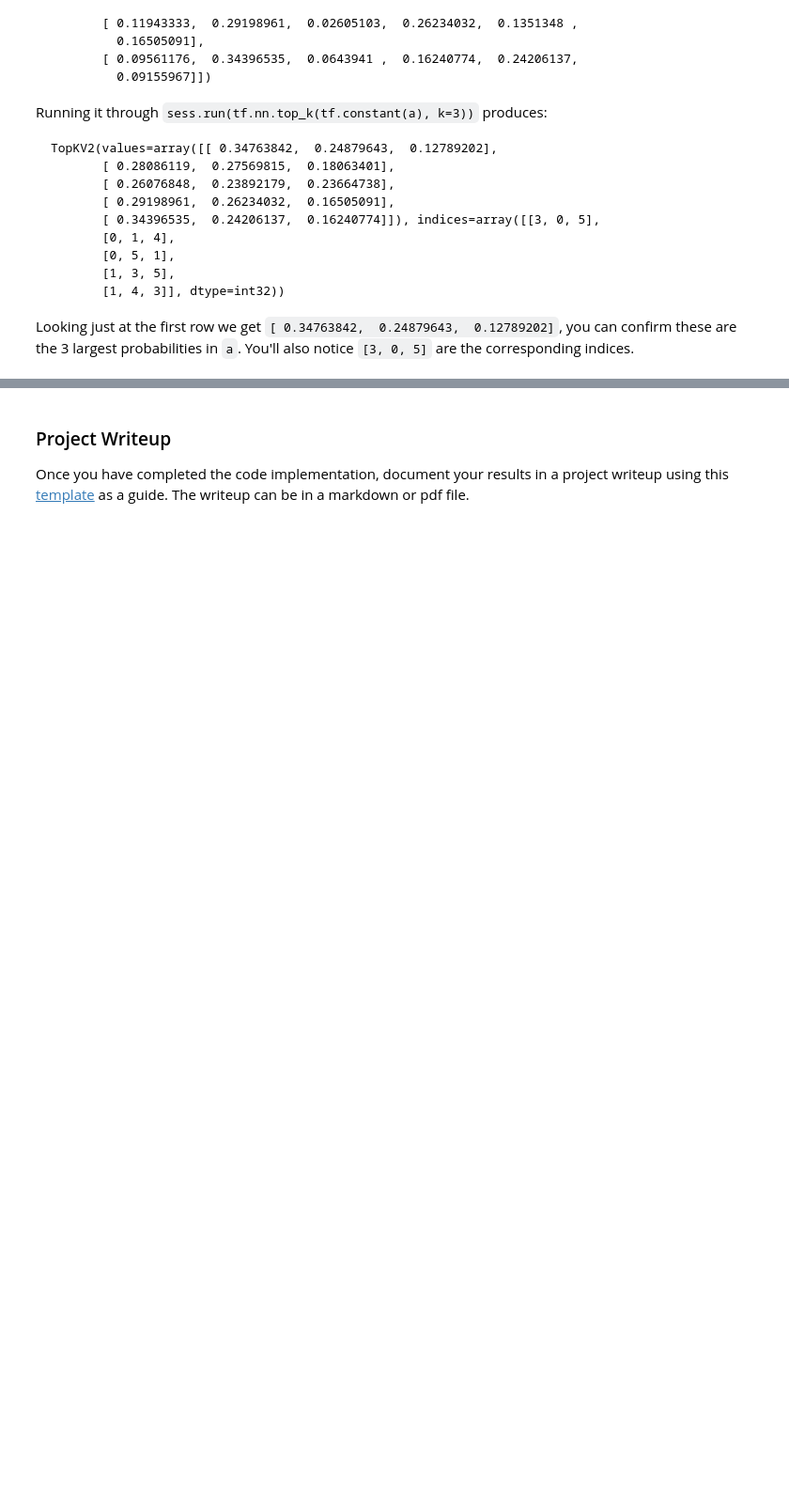
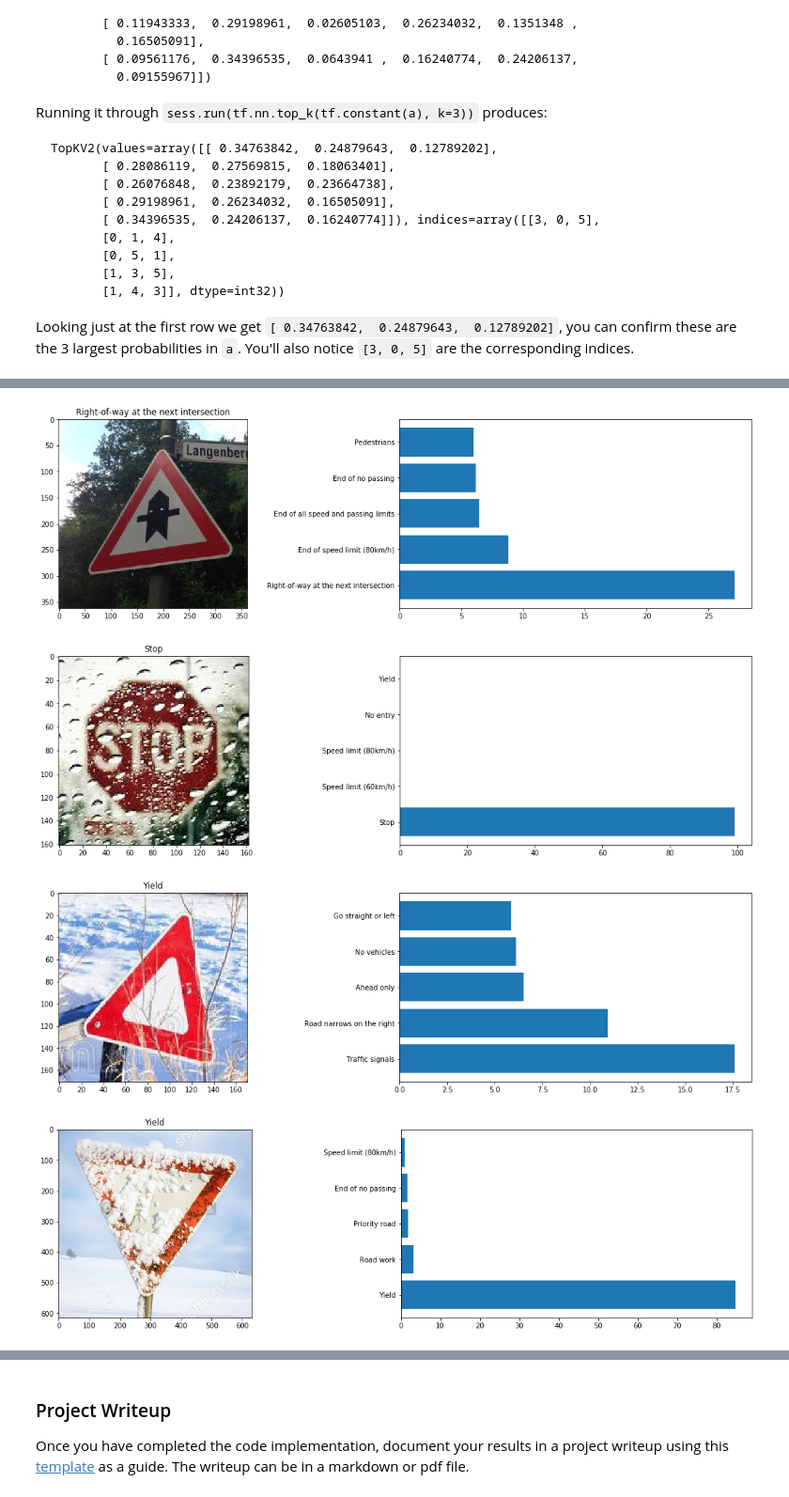
Before and after one commit to timothyta12/CarND-Traffic-Sign-Classifier-Project, a Jupyter notebook: Traffic_Sign_Classifier.ipynb, the cells around one changed output, grey strips where cells are left out. Shown at 94% size. Drawn from its saved outputs; the diff is of its cells as text; code cells hidden in the pictures; blank space fills up the shorter version.

```diff
--- a/Traffic_Sign_Classifier.ipynb
+++ b/Traffic_Sign_Classifier.ipynb
@@ -473,3 +481,10 @@ You may find `signnames.csv` useful as it contains mappings from the class id (i
 ### Run the predictions here and use the model to output the prediction for each image.
 ### Make sure to pre-process the images with the same pre-processing pipeline used earlier.
 ### Feel free to use as many code cells as needed.
+with tf.Session() as sess:
+    saver.restore(sess, tf.train.latest_checkpoint('.'))
+    probabilities, accuracy = sess.run([out, accuracy], feed_dict={inputs : processed_images,
+                                                        outputs: test_labels,
+                                                        is_training: False,
+                                                        keep_prob: 1.0})
+    predictions = np.argmax(probabilities, axis=1)
@@ -478,3 +499,10 @@ You may find `signnames.csv` useful as it contains mappings from the class id (i
 # %%
 ### Calculate the accuracy for these 5 new images.
 ### For example, if the model predicted 1 out of 5 signs correctly, it's 20% accurate on these new images.
+with tf.Session() as sess:
+    saver.restore(sess, tf.train.latest_checkpoint('.'))
+    online_accuracy = sess.run([accuracy], feed_dict={inputs : processed_images,
+                                                        outputs: test_labels,
+                                                        is_training: False,
+                                                        keep_prob: 1.0})
+print(online_accuracy)
@@ -521,3 +555,9 @@ Looking just at the first row we get `[ 0.34763842,  0.24879643,  0.12789202]`,
 # %%
 ### Print out the top five softmax probabilities for the predictions on the German traffic sign images found on the web.
 ### Feel free to use as many code cells as needed.
+with tf.Session() as sess:
+    saver.restore(sess, tf.train.latest_checkpoint('.'))
+    top5 = sess.run(tf.nn.top_k(out, k=5), feed_dict={inputs : processed_images,
+                                                        outputs: test_labels,
+                                                        is_training: False,
+                                                        keep_prob: 1.0})
@@ -523,0 +580,16 @@ Looking just at the first row we get `[ 0.34763842,  0.24879643,  0.12789202]`,
+# %%
+def display_online_image(img, label, probabilities, names):
+    fig, (ax1, ax2) = plt.subplots(1, 2, figsize=(20,5))
+    plt.subplot(1,2,2)
+    plt.barh(np.arange(5), probabilities*100, tick_label=[get_sign_name(num) for num in names])
+    ax2.set_xlim(0,1)
+    plt.subplot(1,2,1)
+    plt.title(label)
+    plt.imshow(img)
+
+[display_online_image(img, get_sign_name(test_labels[i]), top5[0][i], top5[1][i]) for i, img in enumerate(original_images)];
+# %% [output]
+[figure, added]
+[figure, added]
+[figure, added]
+[figure, added]
```
Also changed, not shown: parts of 5 cells of this notebook.
